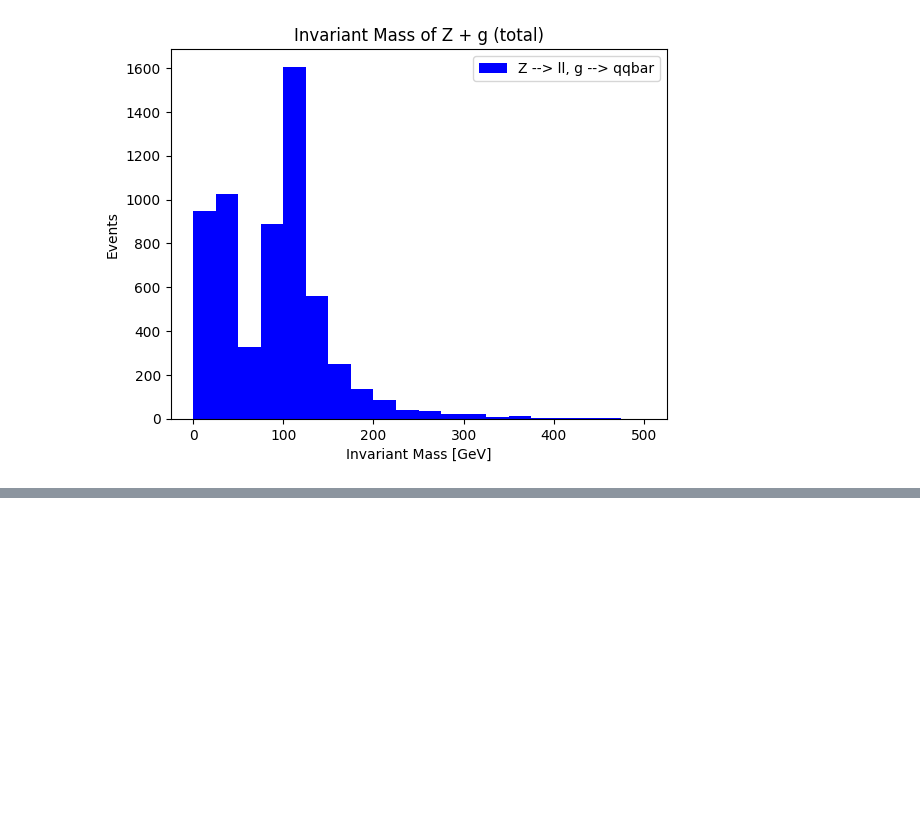
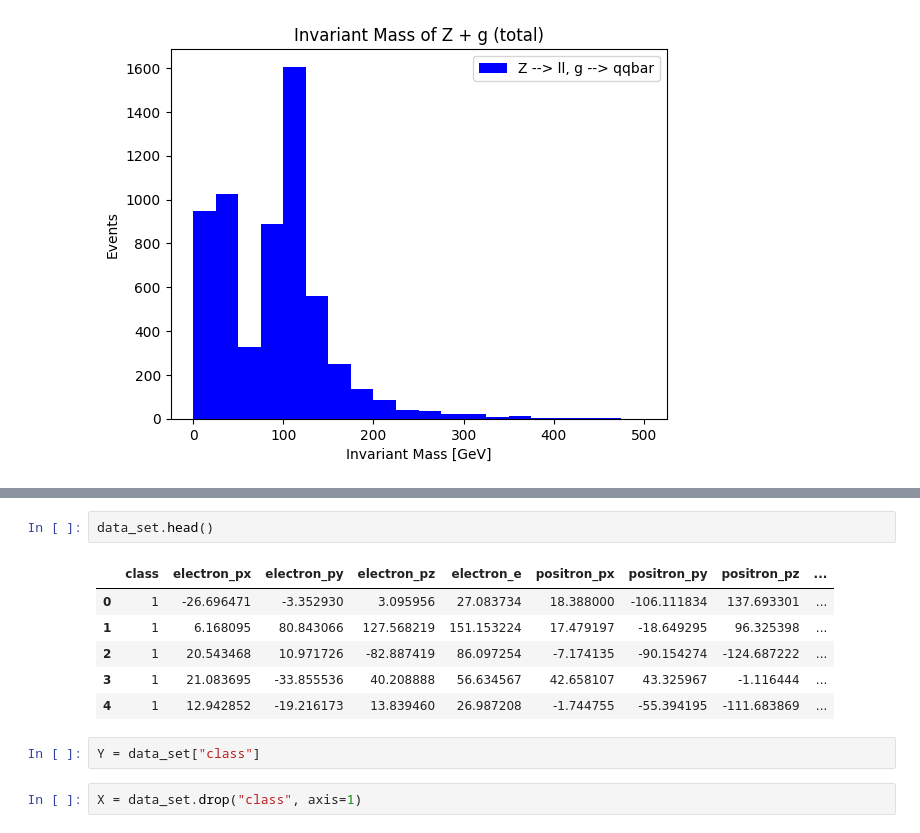
Before and after one commit to andrex-naranjas/higgsbsm-fw, a Jupyter notebook: notebooks/hep_training.ipynb, the cells around one changed output, grey strips where cells are left out. Saved outputs shown, nothing was run; the diff lists cells and outputs as text; blank space fills up the shorter version.

```diff
--- a/notebooks/hep_training.ipynb
+++ b/notebooks/hep_training.ipynb
@@ -419,0 +457,13 @@ plt.show()
+# %%
+data_set.head()
+# %% [output]
+|  | class | electron_px | electron_py | electron_pz | electron_e | positron_px | positron_py | positron_pz | ... |
+| 0 | 1 | -26.696471 | -3.352930 | 3.095956 | 27.083734 | 18.388000 | -106.111834 | 137.693301 | ... |
+| 1 | 1 | 6.168095 | 80.843066 | 127.568219 | 151.153224 | 17.479197 | -18.649295 | 96.325398 | ... |
+| 2 | 1 | 20.543468 | 10.971726 | -82.887419 | 86.097254 | -7.174135 | -90.154274 | -124.687222 | ... |
+| 3 | 1 | 21.083695 | -33.855536 | 40.208888 | 56.634567 | 42.658107 | 43.325967 | -1.116444 | ... |
+| 4 | 1 | 12.942852 | -19.216173 | 13.839460 | 26.987208 | -1.744755 | -55.394195 | -111.683869 | ... |
+# %%
+Y = data_set["class"]
+# %%
+X = data_set.drop("class", axis=1)
```
Also changed, not shown: parts of 15 cells of this notebook.
